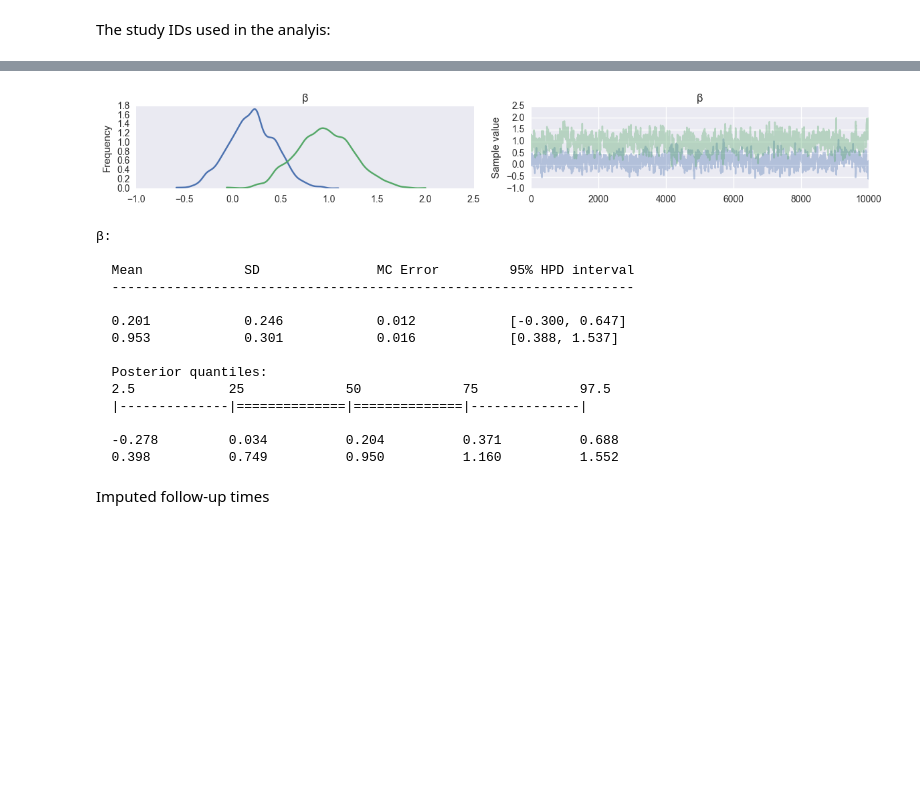
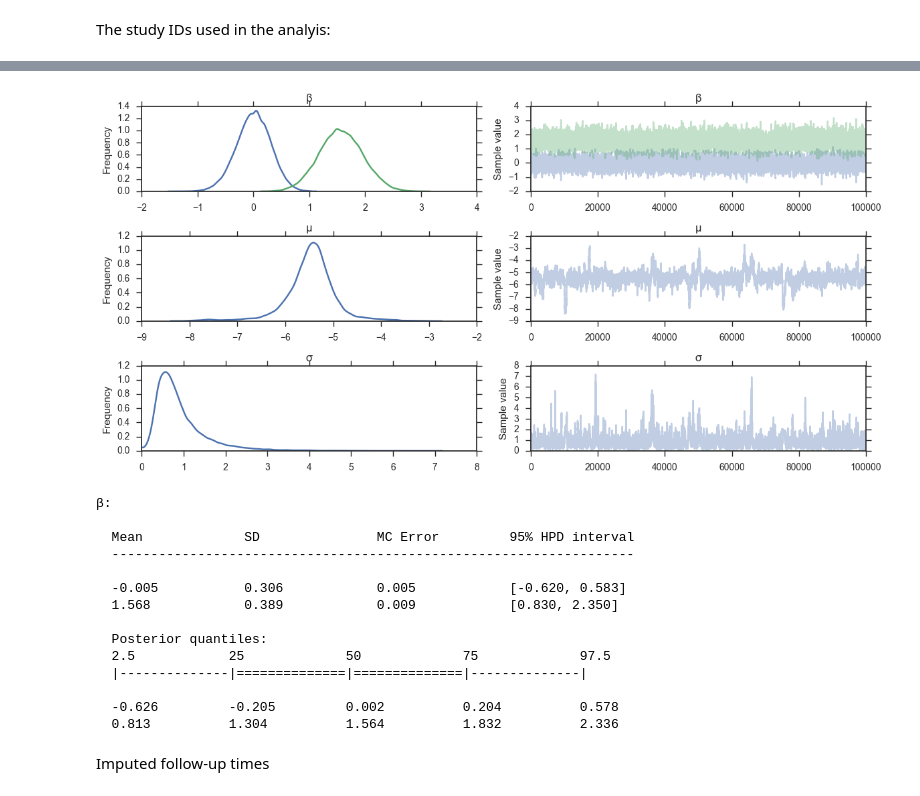
Before and after one commit to VanderbiltPopHealthSci/uterine_fibroids_MA, a Jupyter notebook: Key Question 4 Meta-analysis.ipynb, the cells around one changed output, grey strips where cells are left out. Saved outputs shown, nothing was run; the diff lists cells and outputs as text; code cells hidden in the pictures; blank space fills up the shorter version.

Commit message:
Long runs of KQ4 with stage 1 only

```diff
--- a/Key Question 4 Meta-analysis.ipynb
+++ b/Key Question 4 Meta-analysis.ipynb
@@ -12,3 +13,5 @@ rseed = 20090425
+# %%
+sns.set_style("ticks")
 # %% [markdown]
 Import relevant data from KQ4 spreadsheet.
 # %%
@@ -84,7 +87,7 @@ kq4_data.groupby('refid').year.max().value_counts()
 2012.0     1
 Name: year, dtype: int64
 # %%
-stage1_only = False
+stage1_only = True
 
 if stage1_only:
     kq4_data = kq4_data[kq4_data.stage_include=='Yes']
@@ -361,13 +365,13 @@ with Model() as exp_model:
     μ = Normal('μ', 0, sd=100)
     σ = pm.Uniform('σ', 0, 100)
     ζ = pm.Normal('ζ', 0, 1, shape=len(studies))
-    θ = μ + ζ*σ
+    θ = (μ + ζ*σ)[study_ind]
 
     # Effects of morcellation and power
-    β = Normal('β', mu=0.0, tau=0.0001, shape=2)
+    β = Normal('β', mu=0.0, sd=100, shape=2)
 
     # Survival rates
-    λ = Deterministic('λ', tt.exp(θ[study_ind] + β[0] * morcellation + β[1] * power))
+    λ = Deterministic('λ', tt.exp(θ + β[0] * morcellation + β[1] * power))
 
     # Impute missing event times
 #     time_imputed = Exponential('time_imputed', lam=λ, observed=time_masked)
@@ -382,17 +386,17 @@ with Model() as exp_model:
 
     survival = DensityDist('survival', logp, observed={'event':event})
 # %%
-n_iterations = 50000
-n_burn = 40000
+n_iterations = 200000
+n_burn = 100000
 # %%
 with exp_model:
     start = {'time_imputed_missing': np.random.uniform((model_data.fup_min)[model_data.fup_months.isnull()],
                                                       (model_data.fup_max)[model_data.fup_months.isnull()])}
     exp_trace = sample(n_iterations, step=Metropolis(), start=start, random_seed=rseed)
 # %%
-traceplot(exp_trace[n_burn:], varnames=['β']);
+traceplot(exp_trace[n_burn:], varnames=['β', 'μ', 'σ']);
 # %% [output]
-[figure, old version]
+[figure, new version]
 # %%
 summary(exp_trace[n_burn:], varnames=['β'])
 # %% [output]
@@ -401,15 +405,15 @@ summary(exp_trace[n_burn:], varnames=['β'])
   Mean             SD               MC Error         95% HPD interval
   -------------------------------------------------------------------
 
-  0.201            0.246            0.012            [-0.300, 0.647]
-  0.953            0.301            0.016            [0.388, 1.537]
+  -0.005           0.306            0.005            [-0.620, 0.583]
+  1.568            0.389            0.009            [0.830, 2.350]
 
   Posterior quantiles:
   2.5            25             50             75             97.5
   |--------------|==============|==============|--------------|
 
-  -0.278         0.034          0.204          0.371          0.688
-  0.398          0.749          0.950          1.160          1.552
+  -0.626         -0.205         0.002          0.204          0.578
+  0.813          1.304          1.564          1.832          2.336
 # %% [markdown]
 Imputed follow-up times
 # %%
```
Also changed, not shown: parts of 45 cells of this notebook.
